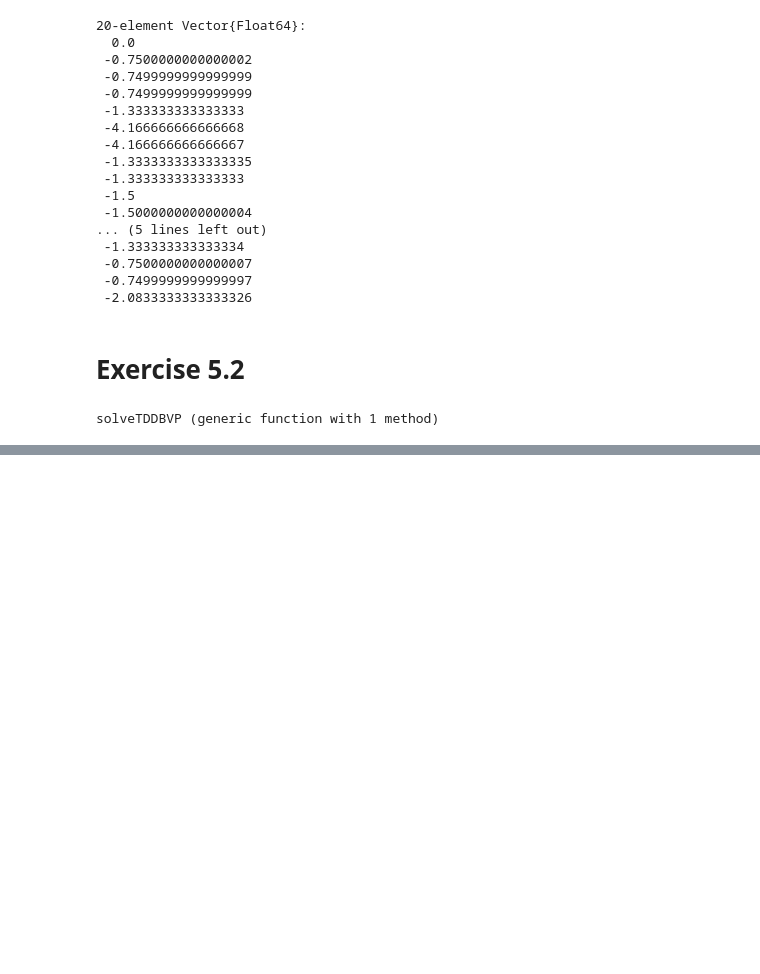
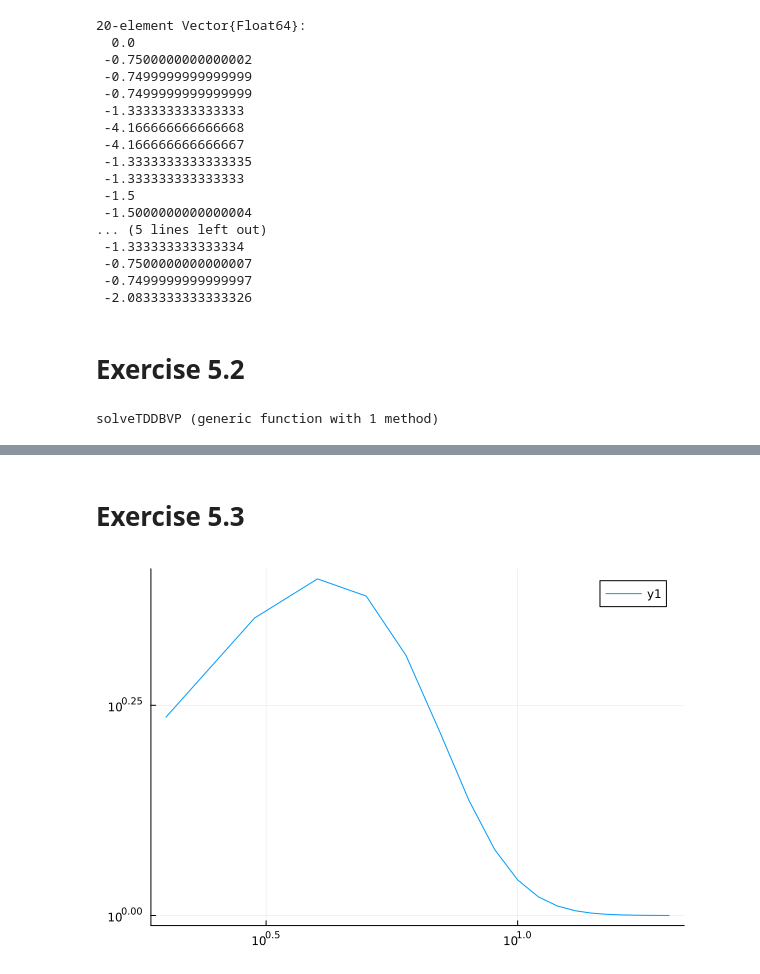
Before and after one commit to jkbch/FEM, a Jupyter notebook: week 3/bavian.ipynb, the cells around one changed output, grey strips where cells are left out. Saved outputs shown, nothing was run; the diff lists cells and outputs as text; code cells hidden in the pictures; blank space fills up the shorter version.

```diff
--- a/week 3/bavian.ipynb
+++ b/week 3/bavian.ipynb
@@ -133,6 +133,7 @@ function dirbc(
         C[indices1C, k] .= 0
         C[k, indices2C] .= 0
 
+        A[k, k] = 0
         C[k, k] = 1
     end
 
@@ -212,7 +213,6 @@ function updateRandS(bnodes::Vector{Int64},
     dt::Float64,
     theta::Float64
 )::Tuple{SparseMatrixCSC{Float64, Int64}, SparseMatrixCSC{Float64, Int64}}
-    display(theta)
     d2 = dt*(1-theta)
     S = C - d2*A
     R = S + dt*A
@@ -237,8 +237,8 @@ L1 = 1.0
 L2 = 1.0
 tol = 0.001
 lam1 = lam2 = nu = 1.0
-dt = 0.005
-theta = 0.0
+dt = 0.008
+theta = 1.0
 
 ct(x,y) = 1.0
 qt(x,y) = 0.0
@@ -276,6 +276,6 @@ anim = @animate for i in 1:N
     p2 = plot(VX, VY, u.(VX,VY,i*dt), st=:surface, zlims=(0,1), clims =(0,1.0))
     plot(p1, p2, layout=(1,2))
 end
-#display(uhats[:,1]-uhats[:,end])
+
 gif(anim, "myGif.gif"; fps = 5)
 # %% [output]
@@ -284,0 +286,29 @@ Plots.AnimatedGif("c:\\Users\\karlu\\OneDrive\\Skrivebord\\DTU kurser\\02623 - F
+# %% [markdown]
+# Exercise 5.3
+# %%
+theta = 1.0
+t = 0.5
+P = 20
+uhats = zeros(length(VX), P+1)
+qp = zeros(P-1)
+
+for p in 0:P
+    dt = t/(2^p)
+    uhat = g.(VX, VY)
+    R, S, b = assembly(VX, VY, EToV, lam1, lam2, qt.(VX, VY), ct.(VX,VY))
+    R, S, b, d = dirbc(bnodes, f.(VX,VY), R, S, b)
+    R, S = updateRandS(bnodes,R,S,dt,theta)
+    R = Symmetric(R)
+    S = Symmetric(S)
+    for i in 1:div(t,dt)
+        uhat = solveTDDBVP(R,S,uhat)
+    end
+    uhats[:,p+1] = uhat
+    if p>=2
+        qp[p-1] = log2(maximum(abs, (uhats[:,p-1]-uhats[:,p]))/maximum(abs, (uhats[:,p]-uhats[:,p+1])))
+    end
+end
+
+display(plot(2:P,qp))
+# %% [output]
+[figure, added]
```
Also changed, not shown: parts of 1 cell of this notebook, 1 other file.
